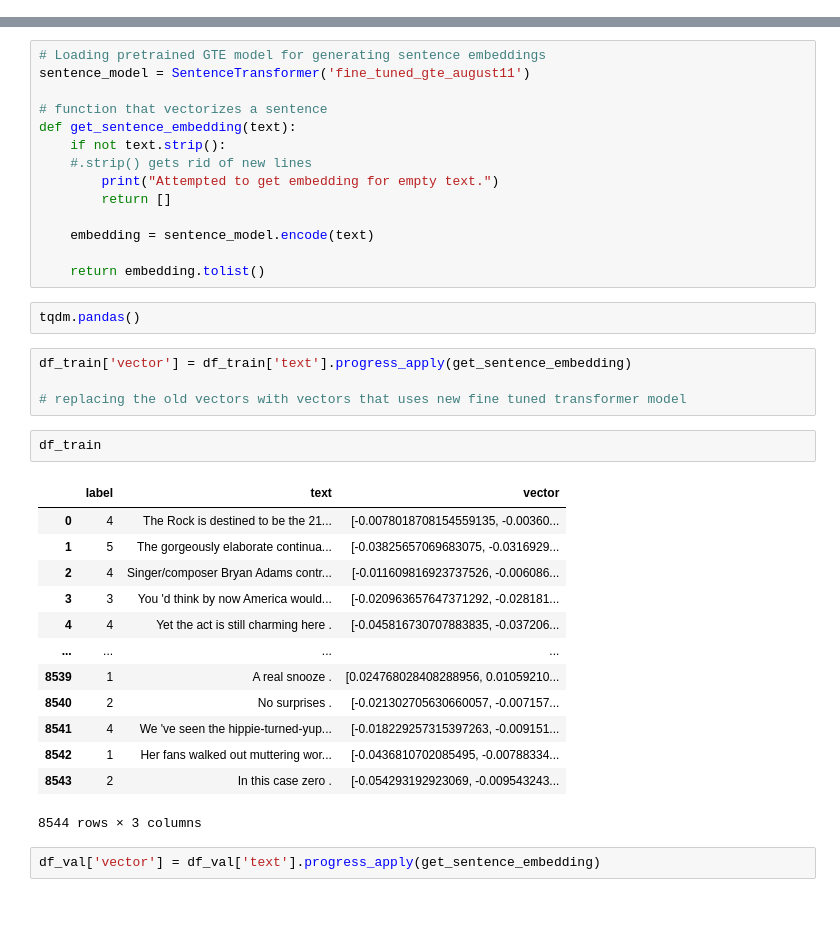
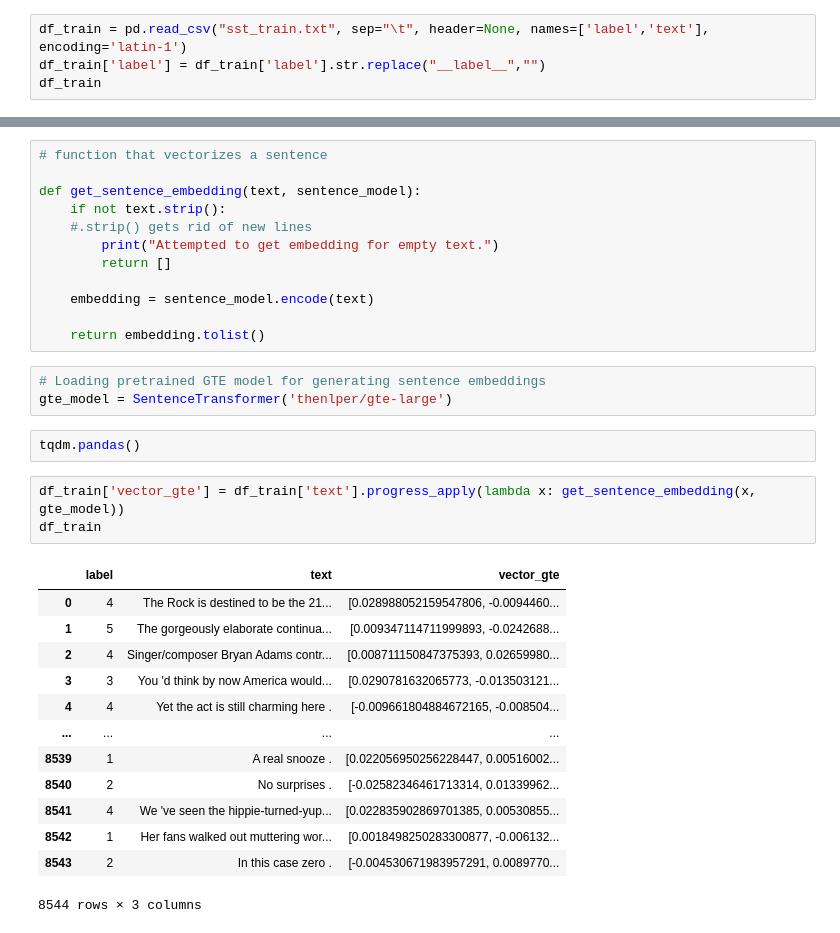
Before and after one commit to dhk628/erdos-deeplearning-sentimentanalysis, a Jupyter notebook: codes/gil/SST-5.ipynb, the cells around one changed output, grey strips where cells are left out. Cells and saved outputs as stored; diff of their text form.

```diff
--- a/codes/gil/SST-5.ipynb
+++ b/codes/gil/SST-5.ipynb
@@ -47,0 +43,4 @@ df_train
+# %%
+df_train = pd.read_csv("sst_train.txt", sep="\t", header=None, names=['label','text'], encoding='latin-1')
+df_train['label'] = df_train['label'].str.replace("__label__","")
+df_train
@@ -48,11 +99,9 @@ df_train
 # %%
 from sentence_transformers import SentenceTransformer
 # %%
-# Loading pretrained GTE model for generating sentence embeddings
-sentence_model = SentenceTransformer('fine_tuned_gte_august11')
+# function that vectorizes a sentence
 
-# function that vectorizes a sentence
-def get_sentence_embedding(text):
+def get_sentence_embedding(text, sentence_model):
     if not text.strip():
     #.strip() gets rid of new lines
         print("Attempted to get embedding for empty text.")
@@ -61,27 +110,25 @@ def get_sentence_embedding(text):
     embedding = sentence_model.encode(text)
 
     return embedding.tolist()
+# %%
+# Loading pretrained GTE model for generating sentence embeddings
+gte_model = SentenceTransformer('thenlper/gte-large')
 # %%
 tqdm.pandas()
-# %%
-df_train['vector'] = df_train['text'].progress_apply(get_sentence_embedding)
-
-# replacing the old vectors with vectors that uses new fine tuned transformer model
-# %%
-df_train
-# %% [output]
-|  | label | text | vector |
-| 0 | 4 | The Rock is destined to be the 21... | [-0.0078018708154559135, -0.00360... |
-| 1 | 5 | The gorgeously elaborate continua... | [-0.03825657069683075, -0.0316929... |
-| 2 | 4 | Singer/composer Bryan Adams contr... | [-0.011609816923737526, -0.006086... |
-| 3 | 3 | You 'd think by now America would... | [-0.020963657647371292, -0.028181... |
-| 4 | 4 | Yet the act is still charming here . | [-0.045816730707883835, -0.037206... |
-| ... | ... | ... | ... |
-| 8539 | 1 | A real snooze . | [0.024768028408288956, 0.01059210... |
-| 8540 | 2 | No surprises . | [-0.021302705630660057, -0.007157... |
-| 8541 | 4 | We 've seen the hippie-turned-yup... | [-0.018229257315397263, -0.009151... |
-| 8542 | 1 | Her fans walked out muttering wor... | [-0.0436810702085495, -0.00788334... |
-| 8543 | 2 | In this case zero . | [-0.054293192923069, -0.009543243... |
-8544 rows × 3 columns
-# %%
-df_val['vector'] = df_val['text'].progress_apply(get_sentence_embedding)
+# %%
+df_train['vector_gte'] = df_train['text'].progress_apply(lambda x: get_sentence_embedding(x, gte_model))
+df_train
+# %% [output]
+|  | label | text | vector_gte |
+| 0 | 4 | The Rock is destined to be the 21... | [0.028988052159547806, -0.0094460... |
+| 1 | 5 | The gorgeously elaborate continua... | [0.009347114711999893, -0.0242688... |
+| 2 | 4 | Singer/composer Bryan Adams contr... | [0.008711150847375393, 0.02659980... |
+| 3 | 3 | You 'd think by now America would... | [0.0290781632065773, -0.013503121... |
+| 4 | 4 | Yet the act is still charming here . | [-0.009661804884672165, -0.008504... |
+| ... | ... | ... | ... |
+| 8539 | 1 | A real snooze . | [0.022056950256228447, 0.00516002... |
+| 8540 | 2 | No surprises . | [-0.02582346461713314, 0.01339962... |
+| 8541 | 4 | We 've seen the hippie-turned-yup... | [0.022835902869701385, 0.00530855... |
+| 8542 | 1 | Her fans walked out muttering wor... | [0.0018498250283300877, -0.006132... |
+| 8543 | 2 | In this case zero . | [-0.004530671983957291, 0.0089770... |
+8544 rows × 3 columns
```
Also changed, not shown: parts of 51 cells of this notebook.
